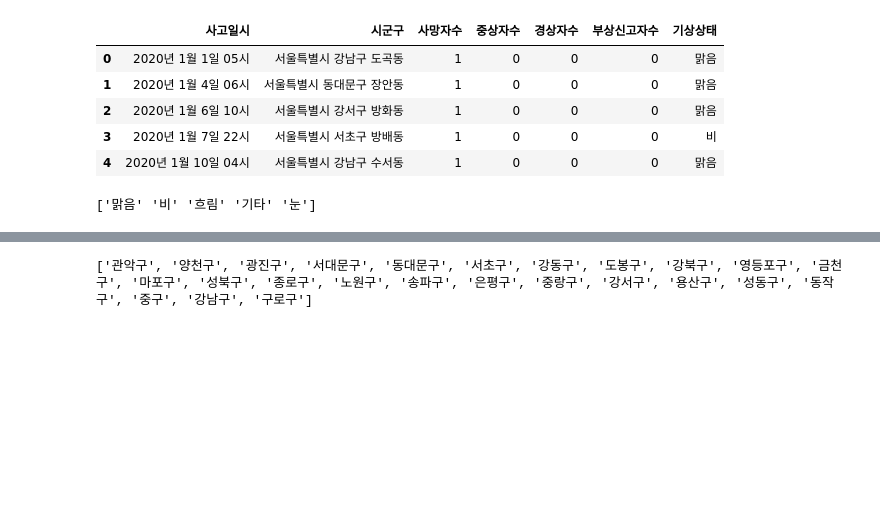
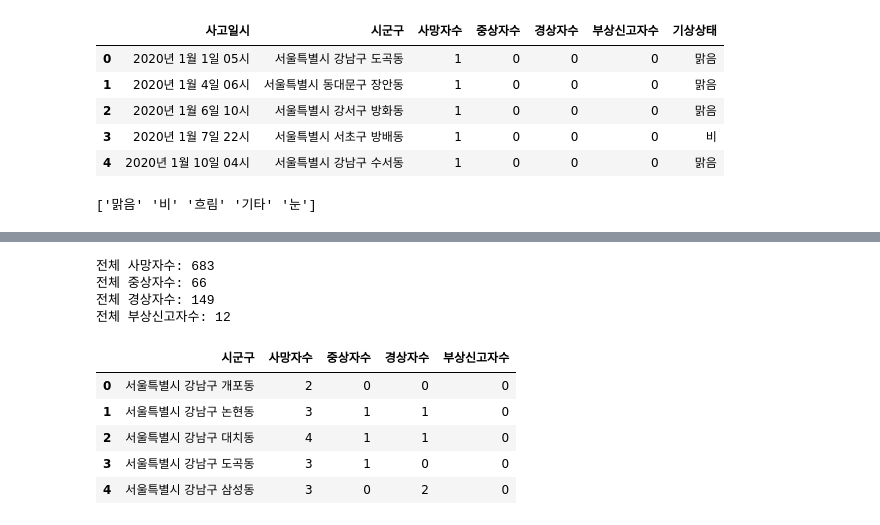
Before and after one commit to QwerA10/Study, a Jupyter notebook: 기상조건에_따른_교통사고_발생률_분석.ipynb, the cells around one changed output, grey strips where cells are left out. Drawn from its saved outputs; the diff is of its cells as text; code cells hidden in the pictures; blank space fills up the shorter version.

```diff
--- a/기상조건에_따른_교통사고_발생률_분석.ipynb
+++ b/기상조건에_따른_교통사고_발생률_분석.ipynb
@@ -148,9 +117,47 @@ plt.show()
-# %%
-districts = df_filter['시군구'].unique()
-districts_list = [address.split()[1] for address in districts]
-
-unique_districts = list(set(districts_list))
-
-print(unique_districts)
-# %% [output]
-['관악구', '양천구', '광진구', '서대문구', '동대문구', '서초구', '강동구', '도봉구', '강북구', '영등포구', '금천구', '마포구', '성북구', '종로구', '노원구', '송파구', '은평구', '중랑구', '강서구', '용산구', '성동구', '동작구', '중구', '강남구', '구로구']
+# %%
+#서울시 사고 발생 현황
+accidents_by_district = df_filter.groupby('시군구').agg({
+    '사망자수': 'sum',
+    '중상자수': 'sum',
+    '경상자수': 'sum',
+    '부상신고자수': 'sum'
+}).reset_index()
+
+total_fatalities = accidents_by_district['사망자수'].sum()
+total_serious_injuries = accidents_by_district['중상자수'].sum()
+total_minor_injuries = accidents_by_district['경상자수'].sum()
+total_injuries = accidents_by_district['부상신고자수'].sum()
+
+print(f'전체 사망자수: {total_fatalities}')
+print(f'전체 중상자수: {total_serious_injuries}')
+print(f'전체 경상자수: {total_minor_injuries}')
+print(f'전체 부상신고자수: {total_injuries}')
+# %% [output]
+전체 사망자수: 683
+전체 중상자수: 66
+전체 경상자수: 149
+전체 부상신고자수: 12
+# %%
+#사고 발생 현황
+all_districts = unique_districts
+
+def calculate_accidents_by_all_districts():
+    all_districts_accidents = df_filter.groupby('시군구').agg({
+        '사망자수': 'sum',
+        '중상자수': 'sum',
+        '경상자수': 'sum',
+        '부상신고자수': 'sum'
+    }).reset_index()
+
+    return all_districts_accidents
+
+all_districts_accidents = calculate_accidents_by_all_districts()
+
+all_districts_accidents.head()
+# %% [output]
+|  | 시군구 | 사망자수 | 중상자수 | 경상자수 | 부상신고자수 |
+| 0 | 서울특별시 강남구 개포동 | 2 | 0 | 0 | 0 |
+| 1 | 서울특별시 강남구 논현동 | 3 | 1 | 1 | 0 |
+| 2 | 서울특별시 강남구 대치동 | 4 | 1 | 1 | 0 |
+| 3 | 서울특별시 강남구 도곡동 | 3 | 1 | 0 | 0 |
+| 4 | 서울특별시 강남구 삼성동 | 3 | 0 | 2 | 0 |
```
Also changed, not shown: parts of 6 cells of this notebook.
